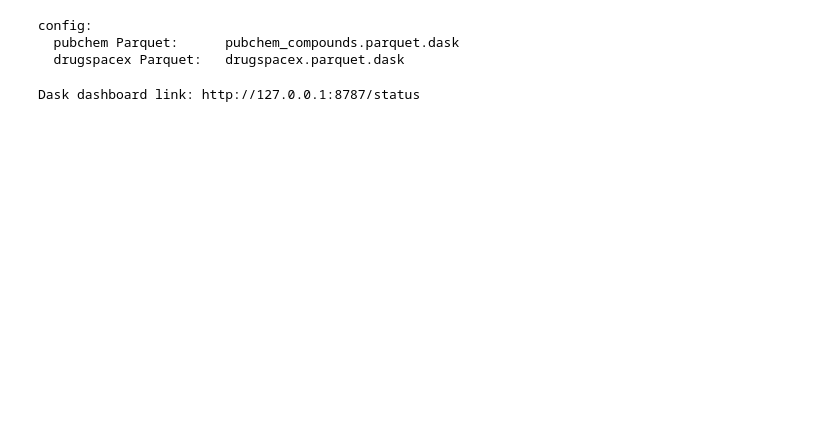
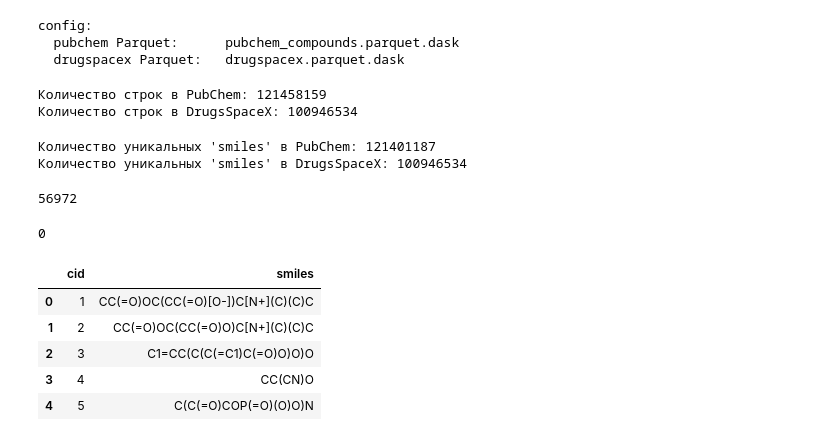
Before and after one commit to immelstorun/xformer_molecular_embedder, a Jupyter notebook: sandbox/dataset_intersect.ipynb, the cells around one changed output. Cells and saved outputs as stored; diff of their text form; code cells hidden in the pictures; blank space fills up the shorter version.

```diff
--- a/sandbox/dataset_intersect.ipynb
+++ b/sandbox/dataset_intersect.ipynb
@@ -16,11 +16,47 @@ print(f"  drugspacex Parquet: \t{DATA_DIR_DRUGS.name}")
 config:
   pubchem Parquet:      pubchem_compounds.parquet.dask
   drugspacex Parquet:   drugspacex.parquet.dask
-# %%
-# --- Шаг 0: Настройка Dask (Рекомендуется) ---
-# Это запустит локальный кластер на вашей машине, что даст прирост производительности
-# и хороший дашборд для мониторинга по адресу http://127.0.0.1:8787/status
-client = Client()
-print(f"Dask dashboard link: {client.dashboard_link}")
-# %% [output]
-Dask dashboard link: http://127.0.0.1:8787/status
+# %%
+# Загружаем датафреймы
+ddf_pubch = dd.read_parquet(DATA_DIR_PUBCH)
+ddf_drugs = dd.read_parquet(DATA_DIR_DRUGS)
+
+# Вычисляем и выводим количество строк
+len_pubch, len_drugs = dask.compute(len(ddf_pubch), len(ddf_drugs))
+# или
+# len_pubch = ddf_pubch.shape[0].compute()
+# len_drugs = ddf_drugs.shape[0].compute()
+
+
+print(f"Количество строк в PubChem: {len_pubch}")
+print(f"Количество строк в DrugsSpaceX: {len_drugs}")
+# %% [output]
+Количество строк в PubChem: 121458159
+Количество строк в DrugsSpaceX: 100946534
+# %%
+# Предположим, нас интересует колонка 'smiles' в PubChem и 'smiles' в DrugsSpaceX
+unique_pubch = ddf_pubch['smiles'].nunique().compute()
+unique_drugs = ddf_drugs['smiles'].nunique().compute()
+
+print(f"Количество уникальных 'smiles' в PubChem: {unique_pubch}")
+print(f"Количество уникальных 'smiles' в DrugsSpaceX: {unique_drugs}")
+# %% [output]
+Количество уникальных 'smiles' в PubChem: 121401187
+Количество уникальных 'smiles' в DrugsSpaceX: 100946534
+# %%
+len_pubch - unique_pubch
+# %% [output]
+56972
+# %%
+len_drugs - unique_drugs
+# %% [output]
+0
+# %%
+ddf_pubch.head()
+# %% [output]
+|  | cid | smiles |
+| 0 | 1 | CC(=O)OC(CC(=O)[O-])C[N+](C)(C)C |
+| 1 | 2 | CC(=O)OC(CC(=O)O)C[N+](C)(C)C |
+| 2 | 3 | C1=CC(C(C(=C1)C(=O)O)O)O |
+| 3 | 4 | CC(CN)O |
+| 4 | 5 | C(C(=O)COP(=O)(O)O)N |
```
Also changed, not shown: parts of 9 cells of this notebook, 6 other files.
